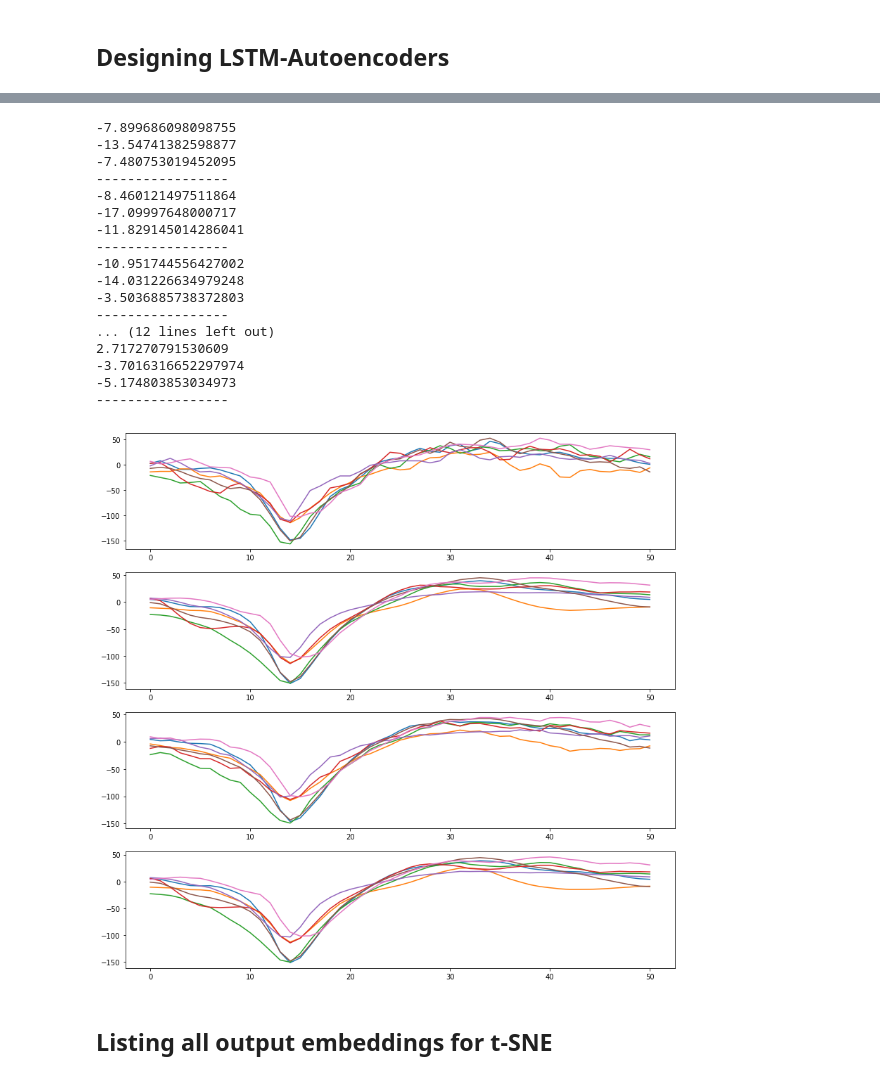
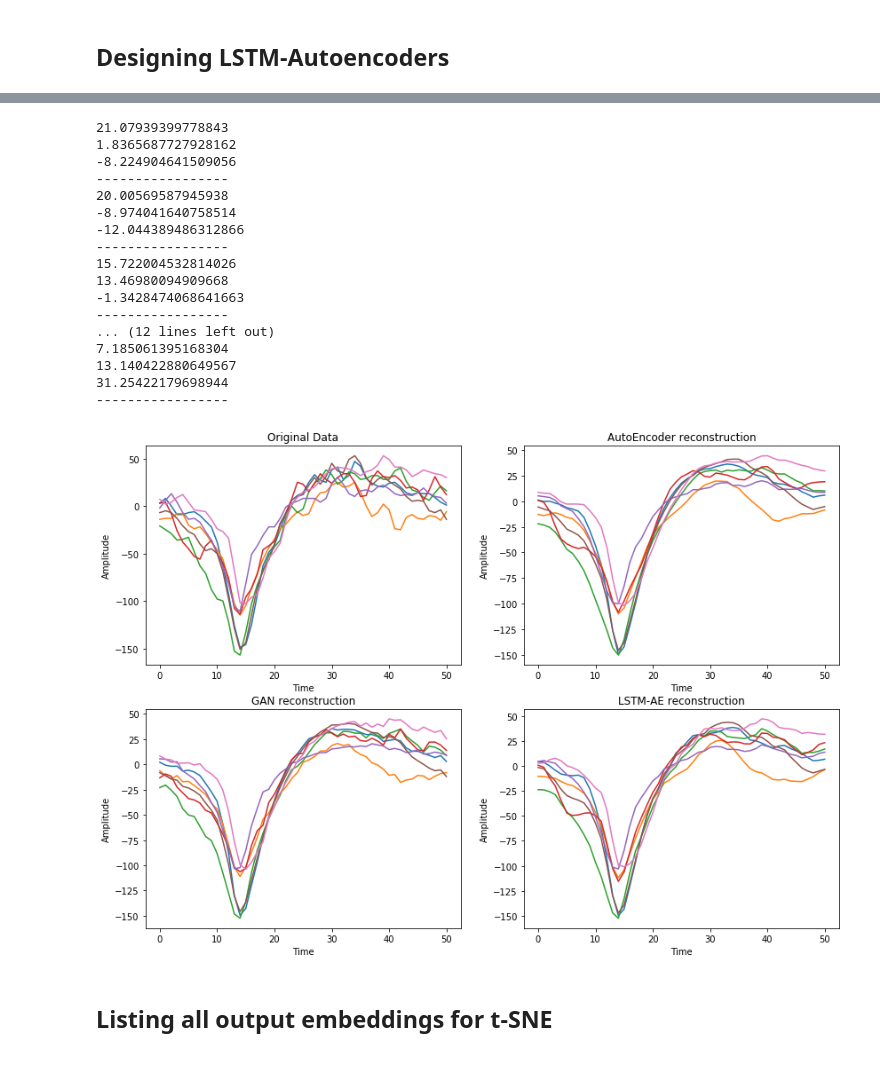
Before and after one commit to psambit9791/SpikeSort, a Jupyter notebook: VisaPy - Low Dimensional Embeddings.ipynb, the cells around one changed output, grey strips where cells are left out. Cells and saved outputs as stored; diff of their text form; code cells hidden in the pictures.

Commit message:
LSTM models added

```diff
--- a/VisaPy - Low Dimensional Embeddings.ipynb
+++ b/VisaPy - Low Dimensional Embeddings.ipynb
@@ -94,3 +94,10 @@ for i in list_of_sigs:
 print(electrode_data.shape)
 # %% [output]
 (19341, 51)
+# %%
+from sklearn.decomposition import PCA
+
+pca = PCA(n_components=12)
+pca.fit(electrode_data)
+e_data_pca = pca.transform(electrode_data_train)
+e_data_proj = pca.inverse_transform(e_data_pca)
@@ -191,7 +217,7 @@ def init_weights(layer):
     if type(layer) == nn.Linear:
         nn.init.xavier_normal_(layer.weight)
 # %%
-epoch_range = 5000
+epoch_range = 1000
 batch_size = 150
 learning_rate = 0.0001
 
@@ -358,7 +384,7 @@ def init_gan_weights(layer):
     if type(layer) == nn.Linear:
         nn.init.xavier_normal_(layer.weight)
 # %%
-epoch_range = 400
+epoch_range = 500
 batch_size_d = 150
 batch_size_g = 100
 g_learning_rate = 0.0001
@@ -478,12 +504,12 @@ def init_gan_weights(layer):
     if type(layer) == nn.Linear or type(layer) == nn.LSTM:
         nn.init.xavier_normal_(layer.weight)
 # %%
-epoch_range = 5000
+epoch_range = 1000
 batch_size = 150
 learning_rate = 0.0001
 
 lstm_ae = autoencoder(length, embedding_size).cuda()
-lstm_ae.apply(init_weights)
+lstm_ae.apply(init_lstm_weights)
 criterion = nn.MSELoss()
 optimizer = torch.optim.Adam(
     lstm_ae.parameters(), lr=learning_rate, weight_decay=0.001)
@@ -510,51 +536,63 @@ epoch [5000/5000], loss:27.39556, avg:24.34484
 # %%
-plt.figure(figsize=(14,14))
+plt.figure(figsize=(14,10))
 
 # n = [1, 30, 45, 50, 65]
 n = [11, 290, 3490, 1098, 2707, 9, 871]
 
 
 for i in n:
     data = electrode_data_test[i, :]
     data = torch.from_numpy(data).float().cuda()
     enc, o = ae_1.forward(data)
     o = (o.data).cpu().numpy()
     print(np.sum(np.subtract(electrode_data_test[i, :], o)))
     enc, o_gan = gen.forward(data)
     o_gan = (o_gan.data).cpu().numpy()
     print(np.sum(np.subtract(electrode_data_test[i, :], o_gan)))
     enc, o_lstm = lstm_ae.forward(data)
     o_lstm = (o_lstm.data).cpu().numpy()
     print(np.sum(np.subtract(electrode_data_test[i, :], o_lstm)))
     print('-----------------')
-    plt.subplot(411)
+    plt.subplot(221)
     plt.plot(electrode_data_test[i, :])
-    plt.subplot(412)
+    plt.title('Original Data')
+    plt.xlabel('Time')
+    plt.ylabel('Amplitude')
+    plt.subplot(222)
     plt.plot(o)
-    plt.subplot(413)
+    plt.title('AutoEncoder reconstruction')
+    plt.xlabel('Time')
+    plt.ylabel('Amplitude')
+    plt.subplot(223)
     plt.plot(o_gan)
-    plt.subplot(414)
+    plt.title('GAN reconstruction')
+    plt.xlabel('Time')
+    plt.ylabel('Amplitude')
+    plt.subplot(224)
     plt.plot(o_lstm)
+    plt.title('LSTM-AE reconstruction')
+    plt.xlabel('Time')
+    plt.ylabel('Amplitude')
 plt.show()
 # %% [output]
--7.899686098098755
--13.54741382598877
--7.480753019452095
+21.07939399778843
+1.8365687727928162
+-8.224904641509056
 -----------------
--8.460121497511864
--17.09997648000717
--11.829145014286041
+20.00569587945938
+-8.974041640758514
+-12.044389486312866
 -----------------
--10.951744556427002
--14.031226634979248
--3.5036885738372803
+15.722004532814026
+13.46980094909668
+-1.3428474068641663
 -----------------
 ... (12 lines left out)
-2.717270791530609
--3.7016316652297974
--5.174803853034973
+7.185061395168304
+13.140422880649567
+31.25422179698944
 -----------------
-[figure, old version]
+[figure, new version]
 # %% [markdown]
 ## Listing all output embeddings for t-SNE
 # %%
```
Also changed, not shown: parts of 9 cells of this notebook, 19 other files.
